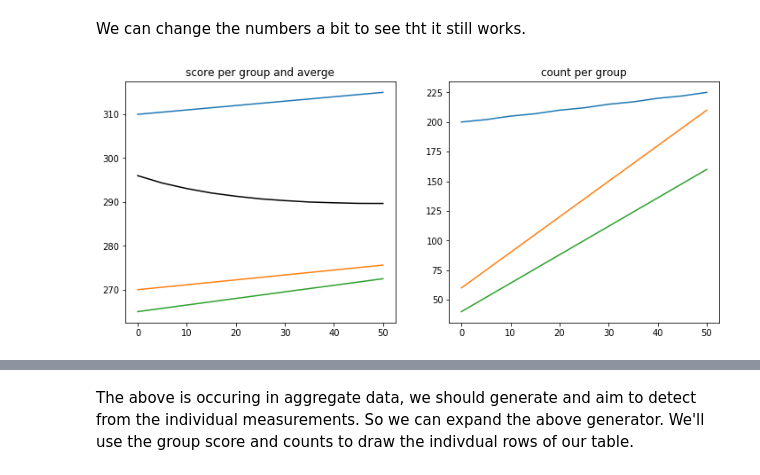
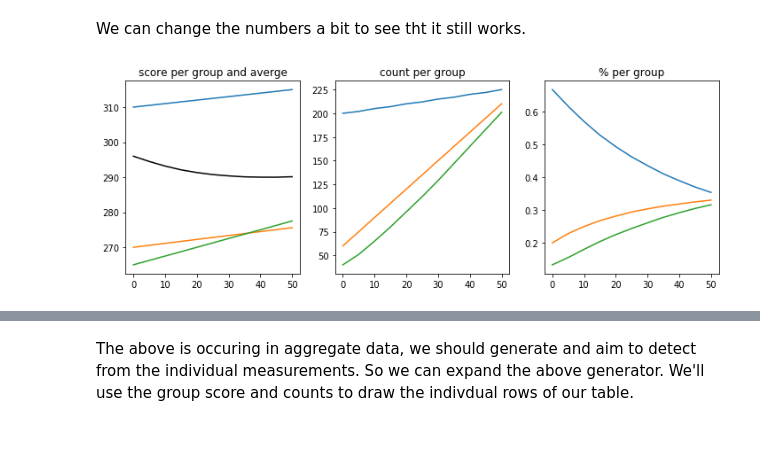
Before and after one commit to ml4sts/ml-sim, a Jupyter notebook: sandbox/generate_class_imbalance_sp.ipynb, the cells around one changed output, grey strips where cells are left out. Cells and saved outputs as stored; diff of their text form; code cells hidden in the pictures; blank space fills up the shorter version.

```diff
--- a/sandbox/generate_class_imbalance_sp.ipynb
+++ b/sandbox/generate_class_imbalance_sp.ipynb
@@ -41,25 +41,29 @@ plt.title('count per group over time');
 We can change the numbers a bit to see tht it still works.
 # %%
 t = np.linspace(0,50,11)
-count_rate = np.asarray([.5,3,2.4])
-count_pow = np.asarray([1,1,1]) #1.24, 1.13])
+count_rate = np.asarray([.5,3,1.8])
+count_pow = np.asarray([1,1,1.15]) #1.24, 1.13])
 group_names = ['W','B','H']
 count_0 = np.asarray([200,60,40])
 count = np.asarray([np.floor(count_0 + count_rate*(t_i**count_pow)) for t_i in t])
 share = count/np.asarray([np.sum(count, axis=1)]*3).T
-score_rate = np.asarray([.1, .112, .15])
+score_rate = np.asarray([.1, .112, .25])
 score_0 = [310,270,265]
 scores_group = np.asarray([score_0 + score_rate*t_i for t_i in t])
 total_score = np.sum(scores_group*share,axis=1)
 
-plt.figure(figsize=(12,5))
-plt.subplot(1,2,1)
+plt.figure(figsize=(12,4))
+plt.subplot(1,3,1)
 plt.plot(t,scores_group)
 plt.plot(t,total_score,'k', label ='average')
 plt.title('score per group and averge');
 
-plt.subplot(1,2,2)
+plt.subplot(1,3,2)
 plt.plot(t,count)
 plt.title('count per group');
+
+plt.subplot(1,3,3)
+plt.plot(t,share)
+plt.title('% per group');
 # %% [output]
-[figure, old version]
+[figure, new version]
```
Also changed, not shown: parts of 21 cells of this notebook, 15 other files.
